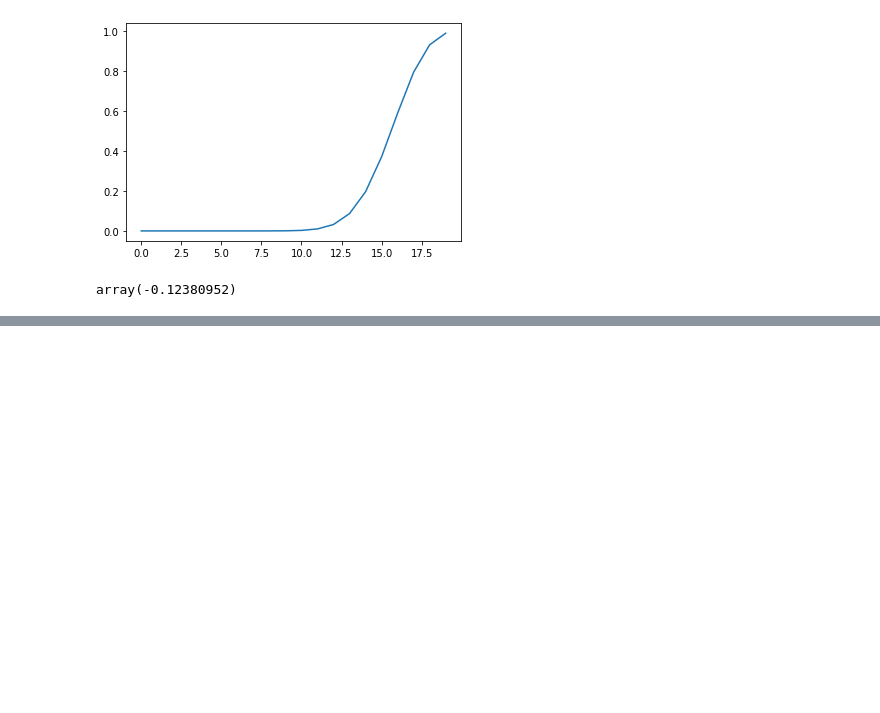
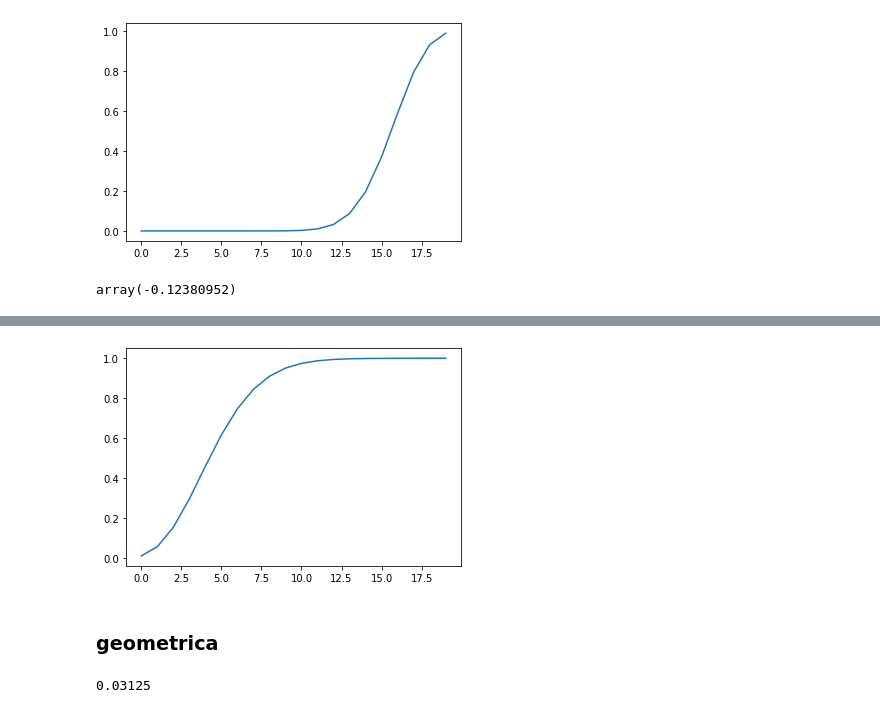
Before and after one commit to YonatanRA/clases_datamex0320, a Jupyter notebook: w5_d1 - Intro PyE.ipynb, the cells around one changed output, grey strips where cells are left out. Drawn from its saved outputs; the diff is of its cells as text; code cells hidden in the pictures; blank space fills up the shorter version.

```diff
--- a/w5_d1 - Intro PyE.ipynb
+++ b/w5_d1 - Intro PyE.ipynb
@@ -63,0 +88,9 @@ array(-0.12380952)
+# %%
+x=[i for i in range(20)]
+y=[nbinom.cdf(x, 20, 0.8) for x in x]
+
+plt.plot(x, y);
+# %% [output]
+[figure, added]
+# %% [markdown]
+### geometrica
@@ -63,0 +103,6 @@ array(-0.12380952)
+# %%
+# geom.pmf(k, p)
+
+geom.pmf(5, 0.5)
+# %% [output]
+0.03125
```
Also changed, not shown: parts of 38 cells of this notebook.
